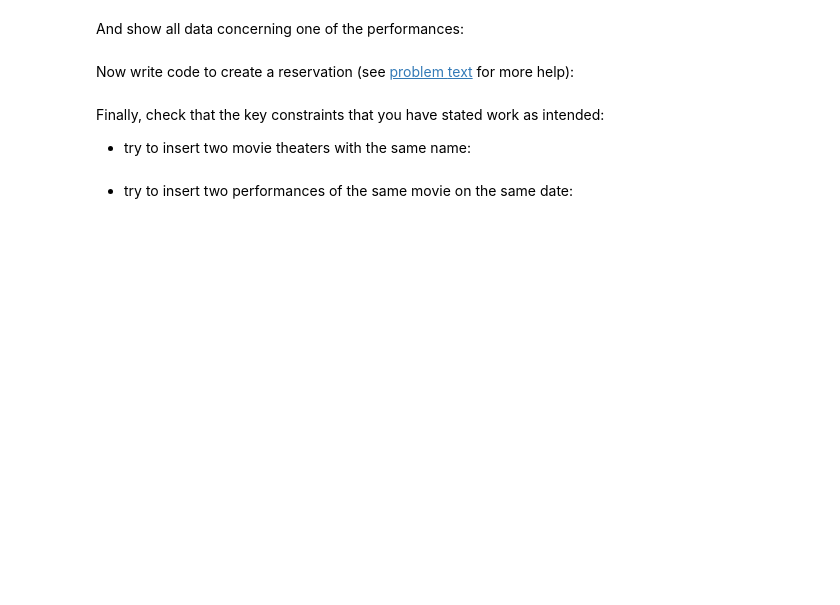
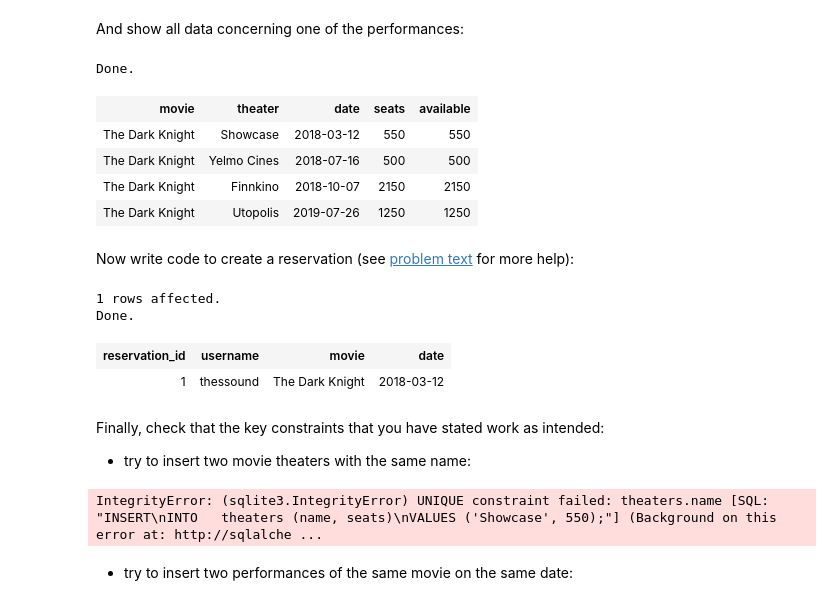
Before and after one commit to VictorWinberg/edaf75, a Jupyter notebook: lab2/lab2-nb.ipynb, the cells around one changed output. Saved outputs shown, nothing was run; the diff lists cells and outputs as text; code cells hidden in the pictures; blank space fills up the shorter version.

Commit message:
[lab2] add users, performances and reservations

```diff
--- a/lab2/lab2-nb.ipynb
+++ b/lab2/lab2-nb.ipynb
@@ -62,3 +54,18 @@ And show all data concerning one of the performances:
+# %%
+%%sql
+SELECT movie, theater, date, seats, available_seats available FROM performances
+JOIN  theaters
+ON    theaters.name=performances.theater
+WHERE movie = 'The Dark Knight'
+ORDER BY date
+LIMIT 4
+# %% [output]
+Done.
+| movie | theater | date | seats | available |
+| The Dark Knight | Showcase | 2018-03-12 | 550 | 550 |
+| The Dark Knight | Yelmo Cines | 2018-07-16 | 500 | 500 |
+| The Dark Knight | Finnkino | 2018-10-07 | 2150 | 2150 |
+| The Dark Knight | Utopolis | 2019-07-26 | 1250 | 1250 |
 # %% [markdown]
 Now write code to create a reservation (see [problem
 text](lab2.html) for more help):
@@ -67,3 +72,16 @@ text](lab2.html) for more help):
+# %%
+%%sql
+INSERT
+INTO   reservations(username, movie, date)
+VALUES ('thessound', 'The Dark Knight', '2018-03-12');
+SELECT * FROM reservations
+ORDER BY reservation_id DESC
+LIMIT 4
+# %% [output]
+1 rows affected.
+Done.
+| reservation_id | username | movie | date |
+| 1 | thessound | The Dark Knight | 2018-03-12 |
 # %% [markdown]
 Finally, check that the key constraints that you have stated
 work as intended:
@@ -74,3 +90,10 @@ work as intended:
+# %%
+%%sql
+INSERT
+INTO   theaters (name, seats)
+VALUES ('Showcase', 550);
+# %% [output]
+IntegrityError: (sqlite3.IntegrityError) UNIQUE constraint failed: theaters.name [SQL: "INSERT\nINTO   theaters (name, seats)\nVALUES ('Showcase', 550);"] (Background on this error at: http://sqlalche ...
 # %% [markdown]
 + try to insert two performances of the same movie on the
    same date:
```
Also changed, not shown: parts of 14 cells of this notebook, 2 other files.
